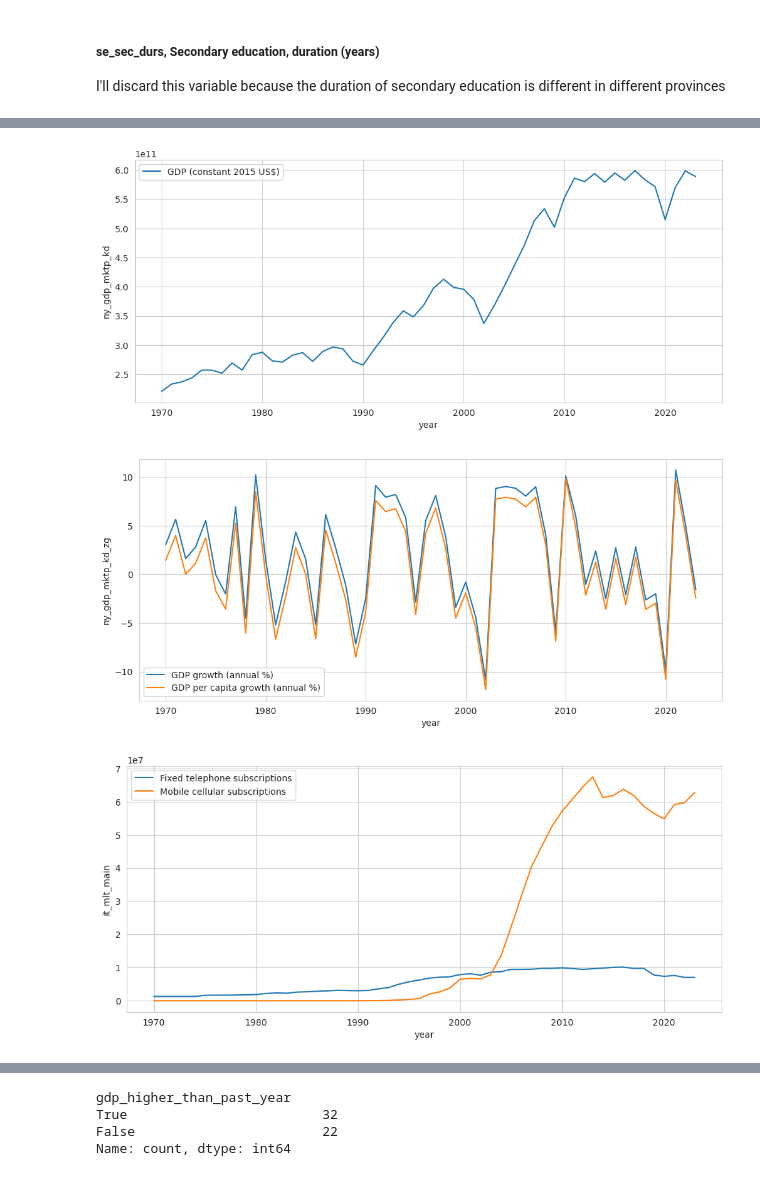
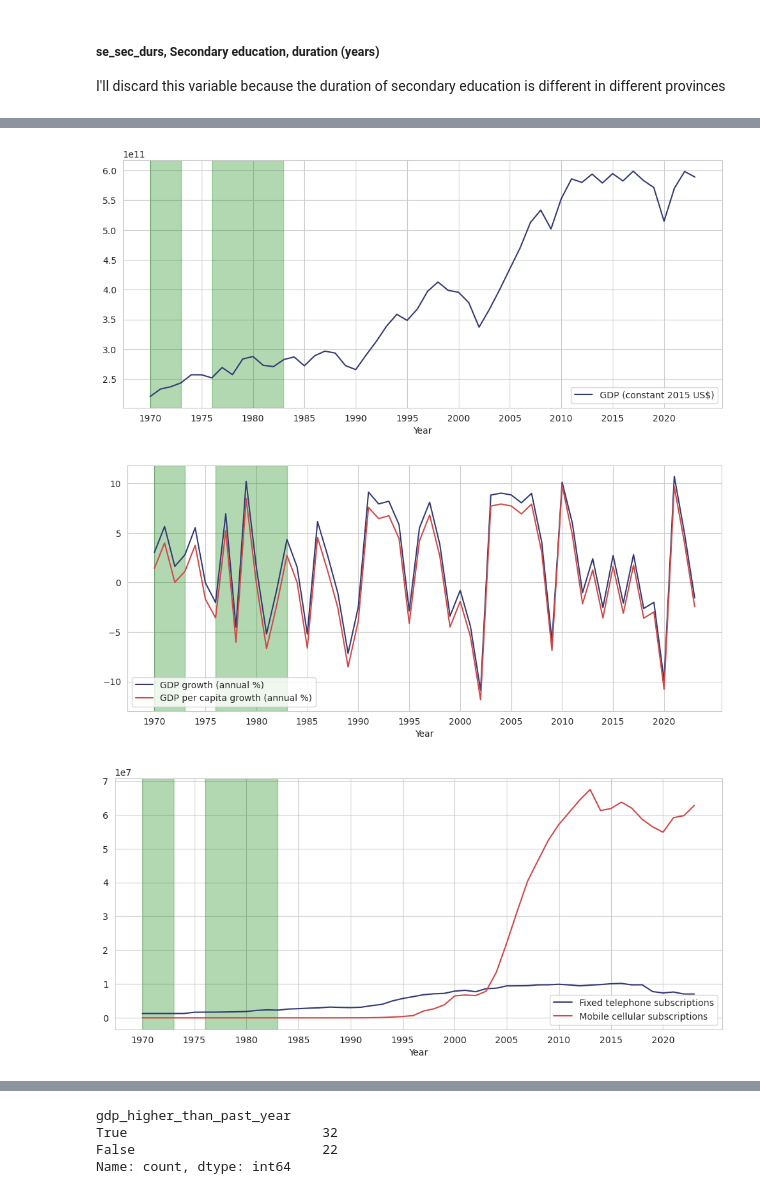
Before and after one commit to alejo-cuello/research-on-argentina, a Jupyter notebook: notebooks/0.2-alejo-impute_data.ipynb, the cells around one changed output, grey strips where cells are left out. Cells and saved outputs as stored; diff of their text form; code cells hidden in the pictures.

Commit message:
Improve plots

```diff
--- a/notebooks/0.2-alejo-impute_data.ipynb
+++ b/notebooks/0.2-alejo-impute_data.ipynb
@@ -132,12 +124,23 @@ See the caveats in the documentation: https://pandas.pydata.org/pandas-docs/stab
 # %%
 def lineplots(data, x, y=[], figsize=(12,5)):
     plt.figure(figsize=figsize)
+    plt.xticks(ticks=data[x][::5])
+    plt.grid(True)
+    colors=["#333A73","#D04848","#50C4ED","#FBA834"]
+    min_year=data["year"].min()
+    i=0
     for item in y:
-        if data.get(y) is not None:
-            plot_label=get_indicator_name(item,True)
+        plot_label=get_indicator_name(item,True)
+        ax = sns.lineplot(x=data[x],y=data[item],label=plot_label, color=colors[i])
+        i+=1
+    ax.set_ylabel("")
+    ax.set_xlabel("Year")
+    for tuple in years_of_military_dictatorship[4:]:
+        if tuple[0] < min_year:
+            min = min_year
         else:
-            plot_label=y
-        sns.lineplot(x=data[x],y=data[item],label=plot_label)
+            min = tuple[0]
+        ax.axvspan(min,tuple[1],color="green",alpha=0.3,label="Military Dictatorship")
 
 arg_di_df["sp_pop_00_up_to_zs"] = arg_di_df.apply(lambda x: x["sp_pop_0014_to_zs"] + x["sp_pop_1564_to_zs"] + x["sp_pop_65_up_to_zs"], axis=1)
 arg_di_df["sp_totl_zs"] = arg_di_df.apply(lambda x: x["sp_rur_totl_zs"] + x["sp_urb_totl_in_zs"], axis=1)
@@ -160,3 +163,3 @@ plt.show()
-[figure, old version]
+[figure, new version]
-[figure, old version]
+[figure, new version]
-[figure, old version]
+[figure, new version]
```
Also changed, not shown: parts of 3 cells of this notebook, 2 other files.
